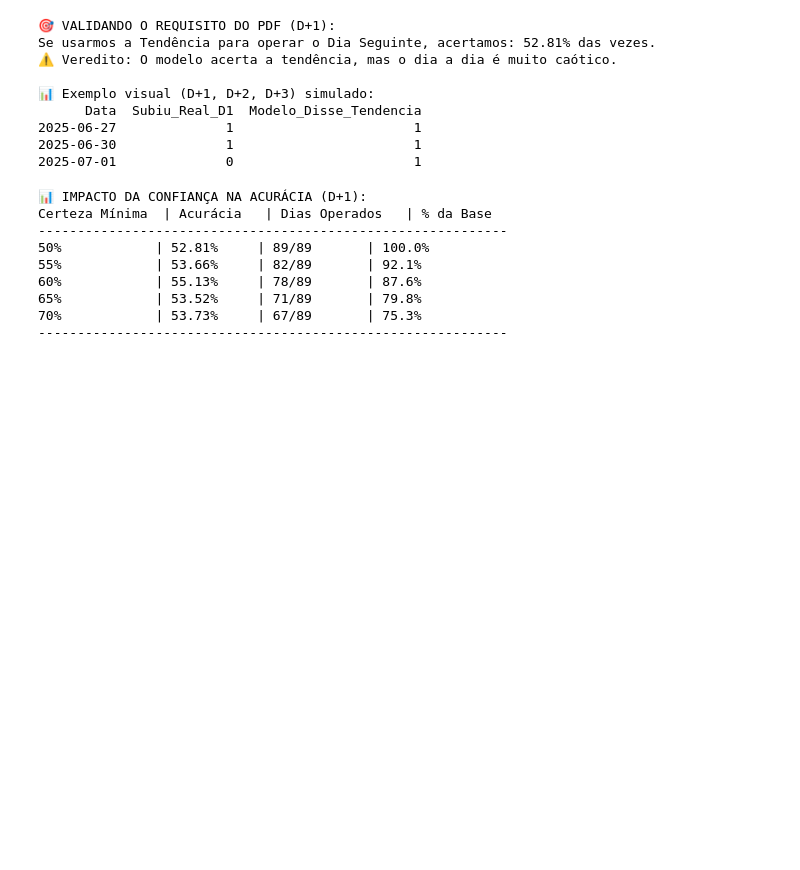
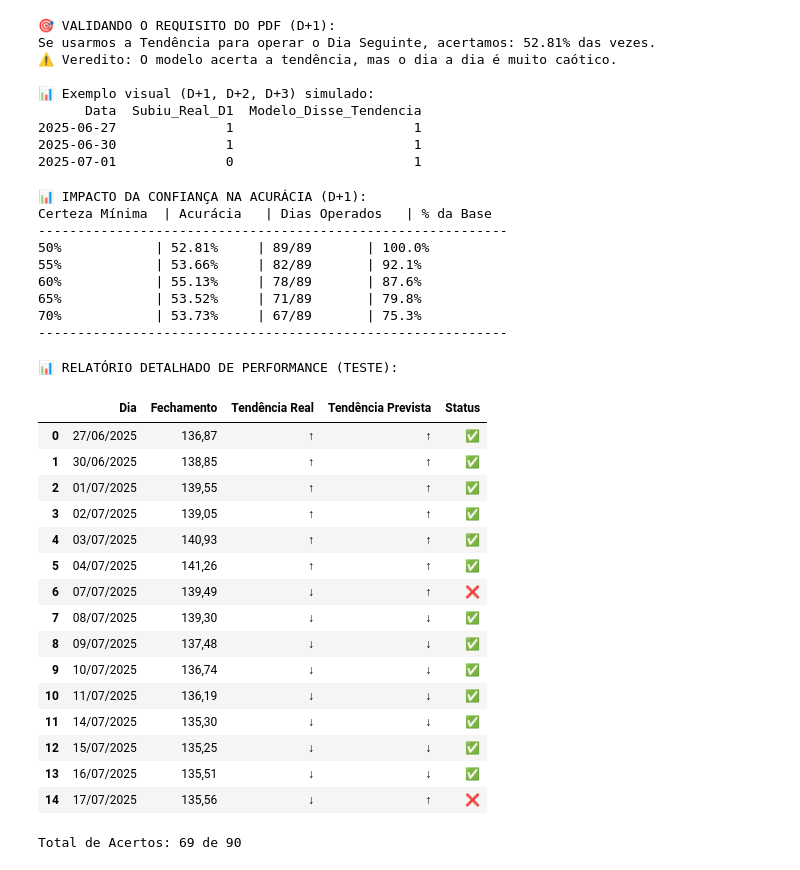
Before and after one commit to DeleteTableSemWhere/FIAP_TC_2-Machine_Learning_and_Time_series, a Jupyter notebook: Modelo_Machine_Learning_preditivo_IBOVESPA.ipynb, the cells around one changed output. Cells and saved outputs as stored; diff of their text form; code cells hidden in the pictures; blank space fills up the shorter version.

```diff
--- a/Modelo_Machine_Learning_preditivo_IBOVESPA.ipynb
+++ b/Modelo_Machine_Learning_preditivo_IBOVESPA.ipynb
@@ -1614,3 +1535,65 @@ Certeza Mínima  | Acurácia   | Dias Operados   | % da Base
 65%            | 53.52%     | 71/89       | 79.8%
 70%            | 53.73%     | 67/89       | 75.3%
 ------------------------------------------------------------
+# %%
+import numpy as np
+
+# --- GERAR TABELA COMPARATIVA (REAL vs PREVISTO) ---
+
+# 1. Criar o DataFrame base com os dados brutos
+tabela_completa = pd.DataFrame({
+    'Dia': pd.to_datetime(datas_test.values).strftime('%d/%m/%Y'), # Formata data
+    'Fechamento': df.loc[datas_test.index, 'Fechamento'].values,
+    'Real_Numerico': y_test_t.values,      # 0 ou 1 (Gabarito)
+    'Previsto_Numerico': y_pred_final      # 0 ou 1 (Chute do Modelo)
+})
+
+# 2. Mapear os números para setas
+mapa_setas = {1: '↑', 0: '↓'}
+
+tabela_completa['Tendência Real'] = tabela_completa['Real_Numerico'].map(mapa_setas)
+tabela_completa['Tendência Prevista'] = tabela_completa['Previsto_Numerico'].map(mapa_setas)
+
+# 3. Criar coluna de verificação visual (Check ou X)
+tabela_completa['Status'] = np.where(
+    tabela_completa['Real_Numerico'] == tabela_completa['Previsto_Numerico'],
+    '✅', # Acertou
+    '❌'  # Errou
+)
+
+# 4. Formatar o preço (Estilo Brasileiro R$ 1.000,00)
+def formatar_moeda(valor):
+    return f"{valor:,.2f}".replace(',', 'X').replace('.', ',').replace('X', '.')
+
+tabela_completa['Fechamento'] = tabela_completa['Fechamento'].apply(formatar_moeda)
+
+# 5. Selecionar e organizar as colunas finais para exibição
+colunas_finais = ['Dia', 'Fechamento', 'Tendência Real', 'Tendência Prevista', 'Status']
+tabela_apresentacao = tabela_completa[colunas_finais]
+
+# Exibir
+print("\n📊 RELATÓRIO DETALHADO DE PERFORMANCE (TESTE):")
+display(tabela_apresentacao.head(15)) # Mostra os primeiros 15 dias
+
+# Opcional: Salvar para Excel para colocar no PPT
+# tabela_apresentacao.to_excel('relatorio_final_modelo.xlsx', index=False)
+print(f"\nTotal de Acertos: {tabela_completa['Status'].value_counts()['✅']} de {len(tabela_completa)}")
+# %% [output]
+📊 RELATÓRIO DETALHADO DE PERFORMANCE (TESTE):
+|  | Dia | Fechamento | Tendência Real | Tendência Prevista | Status |
+| 0 | 27/06/2025 | 136,87 | ↑ | ↑ | ✅ |
+| 1 | 30/06/2025 | 138,85 | ↑ | ↑ | ✅ |
+| 2 | 01/07/2025 | 139,55 | ↑ | ↑ | ✅ |
+| 3 | 02/07/2025 | 139,05 | ↑ | ↑ | ✅ |
+| 4 | 03/07/2025 | 140,93 | ↑ | ↑ | ✅ |
+| 5 | 04/07/2025 | 141,26 | ↑ | ↑ | ✅ |
+| 6 | 07/07/2025 | 139,49 | ↓ | ↑ | ❌ |
+| 7 | 08/07/2025 | 139,30 | ↓ | ↓ | ✅ |
+| 8 | 09/07/2025 | 137,48 | ↓ | ↓ | ✅ |
+| 9 | 10/07/2025 | 136,74 | ↓ | ↓ | ✅ |
+| 10 | 11/07/2025 | 136,19 | ↓ | ↓ | ✅ |
+| 11 | 14/07/2025 | 135,30 | ↓ | ↓ | ✅ |
+| 12 | 15/07/2025 | 135,25 | ↓ | ↓ | ✅ |
+| 13 | 16/07/2025 | 135,51 | ↓ | ↓ | ✅ |
+| 14 | 17/07/2025 | 135,56 | ↓ | ↑ | ❌ |
+Total de Acertos: 69 de 90
```
Also changed, not shown: parts of 8 cells of this notebook.
